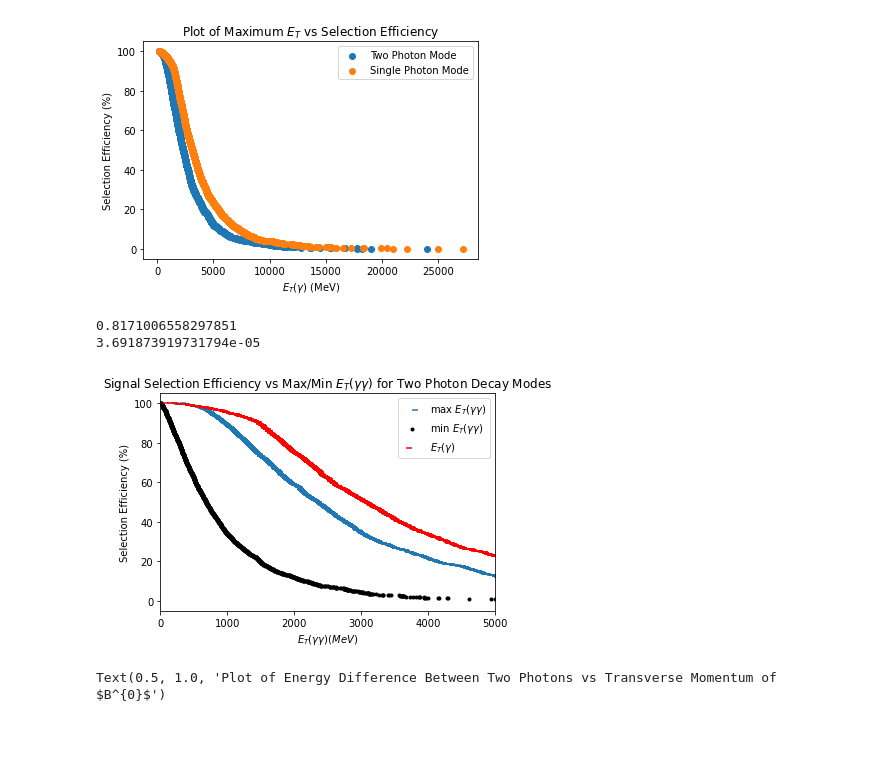
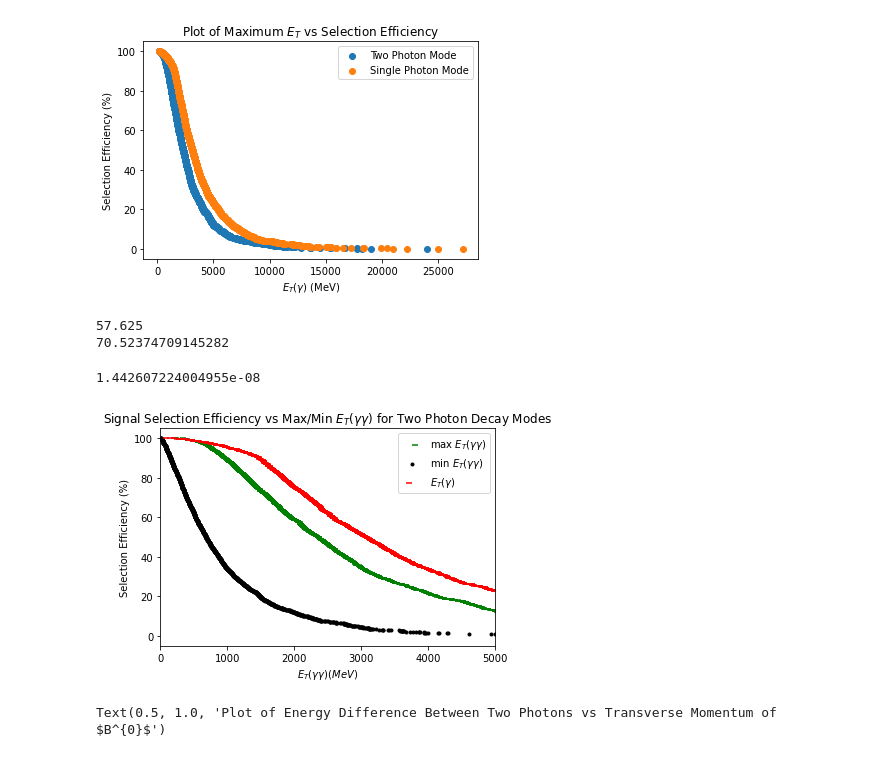
Before and after one commit to spemmaraju5/MSc-Physics-Monash-University, a Jupyter notebook: Research_Project/LHCb Starterkit/B_to_Kst_eta_eta_gamma_gamma/Signal Selection Efficiency Plots.ipynb, the cells around one changed output. Saved outputs shown, nothing was run; the diff lists cells and outputs as text; code cells hidden in the pictures.

```diff
--- a/Research_Project/LHCb Starterkit/B_to_Kst_eta_eta_gamma_gamma/Signal Selection Efficiency Plots.ipynb
+++ b/Research_Project/LHCb Starterkit/B_to_Kst_eta_eta_gamma_gamma/Signal Selection Efficiency Plots.ipynb
@@ -121,27 +121,26 @@ plt.legend(['Two Photon Mode', 'Single Photon Mode'])
 [figure]
 # %%
 plt.figure()
-plt.scatter(max_horiz_axis, max_ver_axis, marker=1)
+plt.scatter(max_horiz_axis, max_ver_axis, marker=1, color = 'green')
 plt.scatter(min_horiz_axis, min_ver_axis, color = 'black', marker = ".")
 plt.scatter(gamma_PT, ver_axis, color = 'red', marker=0)
 plt.xlabel("$E_{T}(\gamma\gamma) (MeV)$")
 plt.ylabel("Selection Efficiency (%)")
 plt.legend(['max $E_{T}(\gamma\gamma)$', 'min $E_{T}(\gamma\gamma)$', '$E_{T}(\gamma)$'])
 plt.xlim(0,5000)
 plt.title("Signal Selection Efficiency vs Max/Min $E_{T}(\gamma\gamma)$ for Two Photon Decay Modes")
 max(max_ver_axis)
 
 eff_gamma = np.interp(2600, gamma_PT, ver_axis)
 eff_gamma_gamma = np.interp(2600, max_horiz_axis, max_ver_axis)
-eps_trig_ratio = eff_gamma/eff_gamma_gamma
-print( eps_trig_ratio)
-
-
-print((0.18/0.1725)*(eps_trig_ratio)*(4.33e-5))
+print(eff_gamma)
+print(eff_gamma_gamma)
+((eff_gamma_gamma/eff_gamma)*(0.2479/0.1725)*(4.33e-5))/5279
 # %% [output]
-0.8171006558297851
-3.691873919731794e-05
+57.625
+70.52374709145282
+1.442607224004955e-08
-[figure, old version]
+[figure, new version]
 # %%
 events = datafile['MCDecayTreeTuple/MCDecayTree;1']
 B0_pt = events["B0_PT"]
```
Also changed, not shown: 13 other files.
